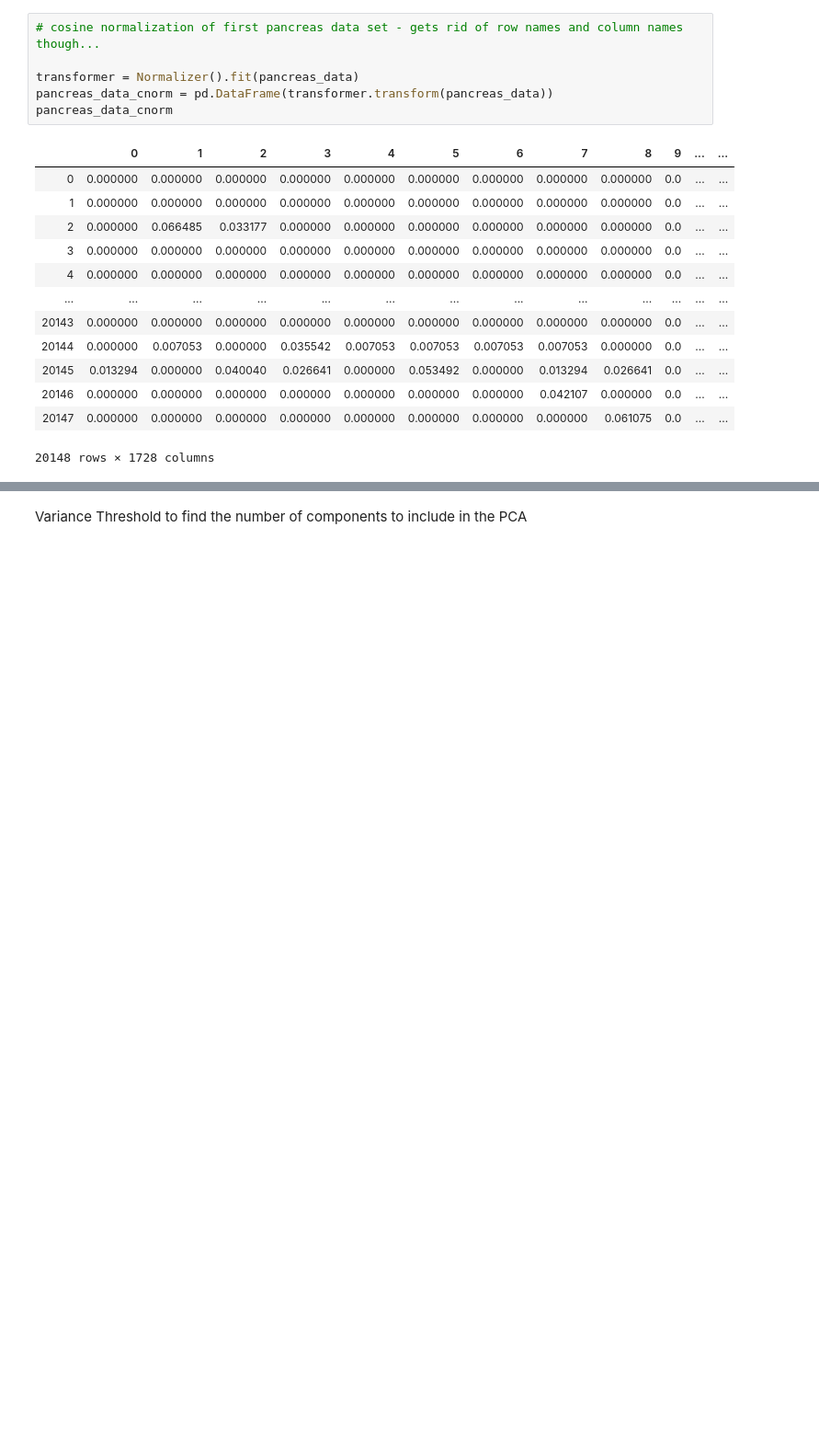
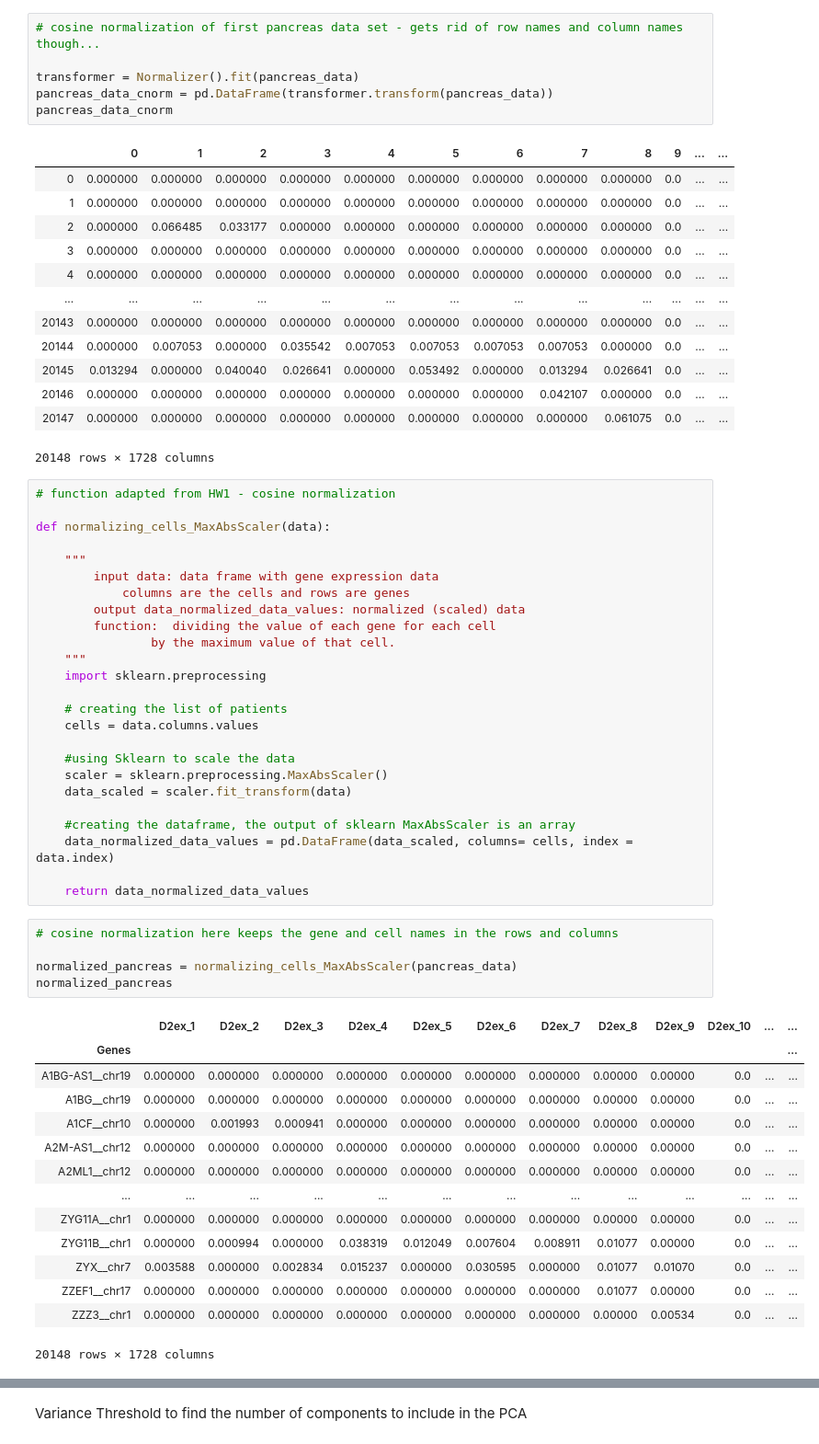
Before and after one commit to derrickliu8/Stat-697BD-Final-Project, a Jupyter notebook: fastMNN.ipynb, the cells around one changed output, grey strips where cells are left out. Shown: that part at 92% size. Drawn from its saved outputs; the diff is of its cells as text; blank space fills up the shorter version.

```diff
--- a/fastMNN.ipynb
+++ b/fastMNN.ipynb
@@ -66,3 +70,48 @@ pancreas_data_cnorm
 | 20146 | 0.000000 | 0.000000 | 0.000000 | 0.000000 | 0.000000 | 0.000000 | 0.000000 | 0.042107 | 0.000000 | 0.0 | ... | ... |
 | 20147 | 0.000000 | 0.000000 | 0.000000 | 0.000000 | 0.000000 | 0.000000 | 0.000000 | 0.000000 | 0.061075 | 0.0 | ... | ... |
 20148 rows × 1728 columns
+# %%
+# function adapted from HW1 - cosine normalization
+
+def normalizing_cells_MaxAbsScaler(data):
+
+    """
+        input data: data frame with gene expression data
+            columns are the cells and rows are genes
+        output data_normalized_data_values: normalized (scaled) data
+        function:  dividing the value of each gene for each cell
+                by the maximum value of that cell.
+    """
+    import sklearn.preprocessing
+
+    # creating the list of patients
+    cells = data.columns.values
+
+    #using Sklearn to scale the data
+    scaler = sklearn.preprocessing.MaxAbsScaler()
+    data_scaled = scaler.fit_transform(data)
+
+    #creating the dataframe, the output of sklearn MaxAbsScaler is an array
+    data_normalized_data_values = pd.DataFrame(data_scaled, columns= cells, index = data.index)
+
+    return data_normalized_data_values
+# %%
+# cosine normalization here keeps the gene and cell names in the rows and columns
+
+normalized_pancreas = normalizing_cells_MaxAbsScaler(pancreas_data)
+normalized_pancreas
+# %% [output]
+|  | D2ex_1 | D2ex_2 | D2ex_3 | D2ex_4 | D2ex_5 | D2ex_6 | D2ex_7 | D2ex_8 | D2ex_9 | D2ex_10 | ... | ... |
+| Genes |  |  |  |  |  |  |  |  |  |  |  | ... |
+| A1BG-AS1__chr19 | 0.000000 | 0.000000 | 0.000000 | 0.000000 | 0.000000 | 0.000000 | 0.000000 | 0.00000 | 0.00000 | 0.0 | ... | ... |
+| A1BG__chr19 | 0.000000 | 0.000000 | 0.000000 | 0.000000 | 0.000000 | 0.000000 | 0.000000 | 0.00000 | 0.00000 | 0.0 | ... | ... |
+| A1CF__chr10 | 0.000000 | 0.001993 | 0.000941 | 0.000000 | 0.000000 | 0.000000 | 0.000000 | 0.00000 | 0.00000 | 0.0 | ... | ... |
+| A2M-AS1__chr12 | 0.000000 | 0.000000 | 0.000000 | 0.000000 | 0.000000 | 0.000000 | 0.000000 | 0.00000 | 0.00000 | 0.0 | ... | ... |
+| A2ML1__chr12 | 0.000000 | 0.000000 | 0.000000 | 0.000000 | 0.000000 | 0.000000 | 0.000000 | 0.00000 | 0.00000 | 0.0 | ... | ... |
+| ... | ... | ... | ... | ... | ... | ... | ... | ... | ... | ... | ... | ... |
+| ZYG11A__chr1 | 0.000000 | 0.000000 | 0.000000 | 0.000000 | 0.000000 | 0.000000 | 0.000000 | 0.00000 | 0.00000 | 0.0 | ... | ... |
+| ZYG11B__chr1 | 0.000000 | 0.000994 | 0.000000 | 0.038319 | 0.012049 | 0.007604 | 0.008911 | 0.01077 | 0.00000 | 0.0 | ... | ... |
+| ZYX__chr7 | 0.003588 | 0.000000 | 0.002834 | 0.015237 | 0.000000 | 0.030595 | 0.000000 | 0.01077 | 0.01070 | 0.0 | ... | ... |
+| ZZEF1__chr17 | 0.000000 | 0.000000 | 0.000000 | 0.000000 | 0.000000 | 0.000000 | 0.000000 | 0.01077 | 0.00000 | 0.0 | ... | ... |
+| ZZZ3__chr1 | 0.000000 | 0.000000 | 0.000000 | 0.000000 | 0.000000 | 0.000000 | 0.000000 | 0.00000 | 0.00534 | 0.0 | ... | ... |
+20148 rows × 1728 columns
```
Also changed, not shown: parts of 9 cells of this notebook, 1 other file.
